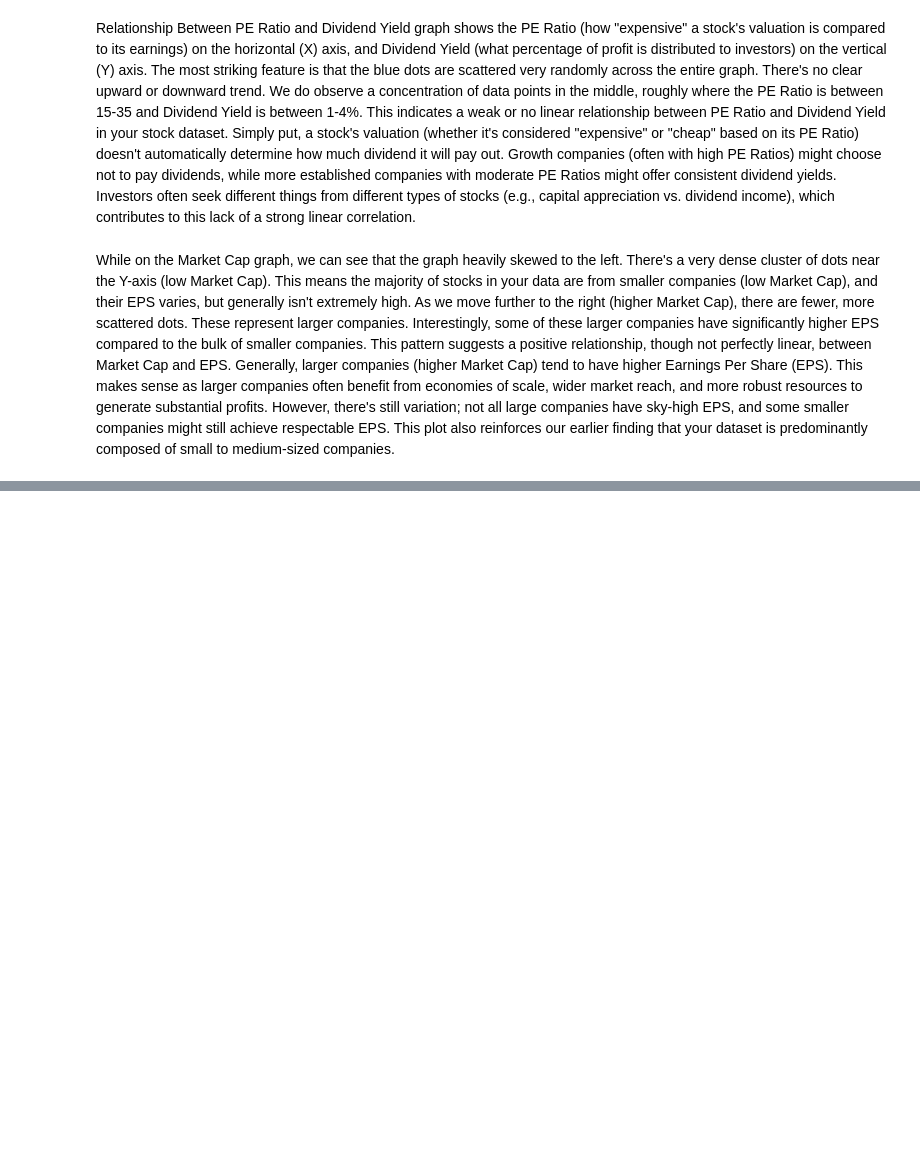
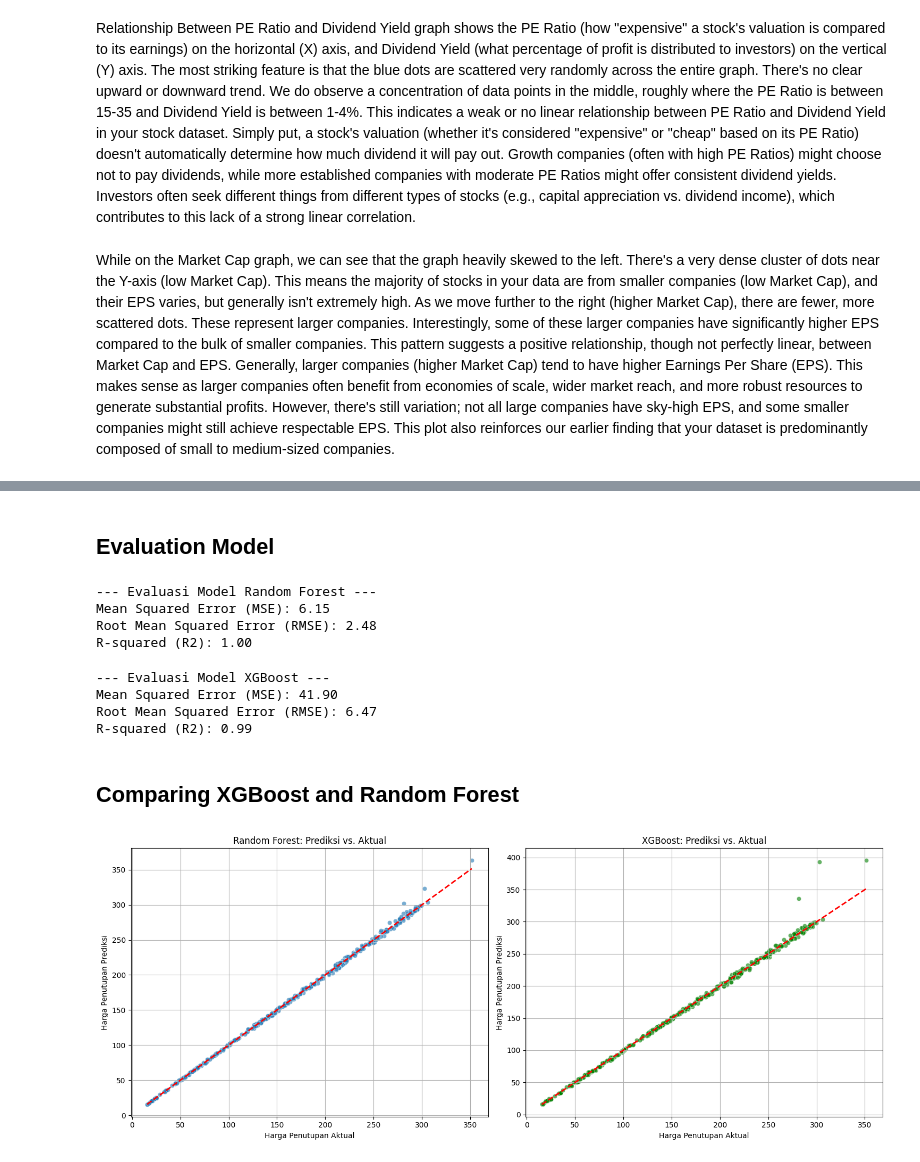
Before and after one commit to xyzaraa/trade-analysis, a Jupyter notebook: main.ipynb, the cells around one changed output, grey strips where cells are left out. Saved outputs shown, nothing was run; the diff lists cells and outputs as text; code cells hidden in the pictures; blank space fills up the shorter version.

Commit message:
Add Prediction Model

```diff
--- a/main.ipynb
+++ b/main.ipynb
@@ -309,0 +349,68 @@ While on the Market Cap graph, we can see that the graph heavily skewed to the l
+# %% [markdown]
+## Evaluation Model
+# %%
+rf_model = RandomForestRegressor(n_estimators=100, random_state=42, n_jobs=-1)
+rf_model.fit(X_train, y_train)
+
+y_pred_rf = rf_model.predict(X_test)
+
+mse_rf = mean_squared_error(y_test, y_pred_rf)
+rmse_rf = np.sqrt(mse_rf)
+r2_rf = r2_score(y_test, y_pred_rf)
+
+print("\n--- Evaluasi Model Random Forest ---")
+print(f"Mean Squared Error (MSE): {mse_rf:.2f}")
+print(f"Root Mean Squared Error (RMSE): {rmse_rf:.2f}")
+print(f"R-squared (R2): {r2_rf:.2f}")
+# %% [output]
+--- Evaluasi Model Random Forest ---
+Mean Squared Error (MSE): 6.15
+Root Mean Squared Error (RMSE): 2.48
+R-squared (R2): 1.00
+# %%
+xgb_model = XGBRegressor(objective='reg:squarederror', n_estimators=100, random_state=42, n_jobs=-1)
+xgb_model.fit(X_train, y_train)
+
+y_pred_xgb = xgb_model.predict(X_test)
+
+mse_xgb = mean_squared_error(y_test, y_pred_xgb)
+rmse_xgb = np.sqrt(mse_xgb)
+r2_xgb = r2_score(y_test, y_pred_xgb)
+
+print("\n--- Evaluasi Model XGBoost ---")
+print(f"Mean Squared Error (MSE): {mse_xgb:.2f}")
+print(f"Root Mean Squared Error (RMSE): {rmse_xgb:.2f}")
+print(f"R-squared (R2): {r2_xgb:.2f}")
+# %% [output]
+--- Evaluasi Model XGBoost ---
+Mean Squared Error (MSE): 41.90
+Root Mean Squared Error (RMSE): 6.47
+R-squared (R2): 0.99
+# %% [markdown]
+## Comparing XGBoost and Random Forest
+# %%
+plt.figure(figsize=(15, 6))
+
+# Plot untuk Random Forest
+plt.subplot(1, 2, 1)
+sns.scatterplot(x=y_test, y=y_pred_rf, alpha=0.6)
+plt.plot([y_test.min(), y_test.max()], [y_test.min(), y_test.max()], 'r--', lw=2) # Garis sempurna
+plt.title('Random Forest: Prediksi vs. Aktual')
+plt.xlabel('Harga Penutupan Aktual')
+plt.ylabel('Harga Penutupan Prediksi')
+plt.grid(True)
+plt.tight_layout()
+
+# Plot untuk XGBoost
+plt.subplot(1, 2, 2)
+sns.scatterplot(x=y_test, y=y_pred_xgb, alpha=0.6, color='green')
+plt.plot([y_test.min(), y_test.max()], [y_test.min(), y_test.max()], 'r--', lw=2) # Garis sempurna
+plt.title('XGBoost: Prediksi vs. Aktual')
+plt.xlabel('Harga Penutupan Aktual')
+plt.ylabel('Harga Penutupan Prediksi')
+plt.grid(True)
+plt.tight_layout()
+
+plt.show()
+# %% [output]
+[figure, added]
```
Also changed, not shown: parts of 5 cells of this notebook.
